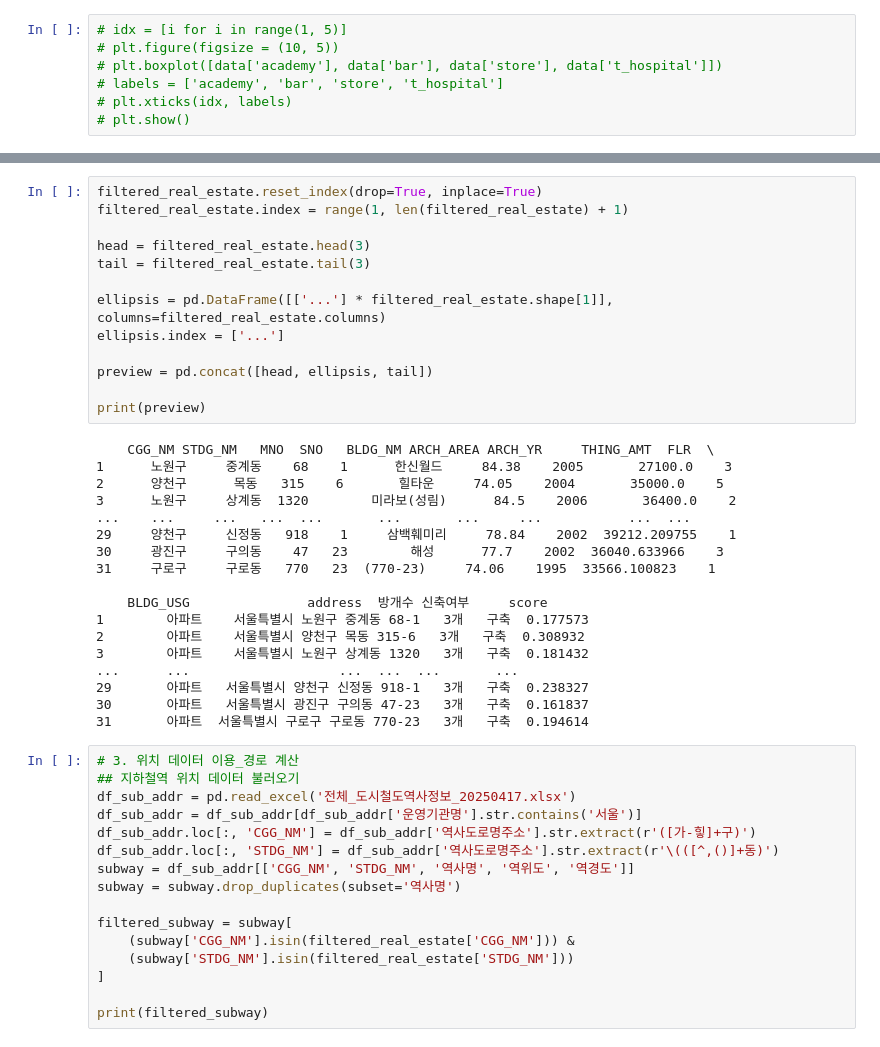
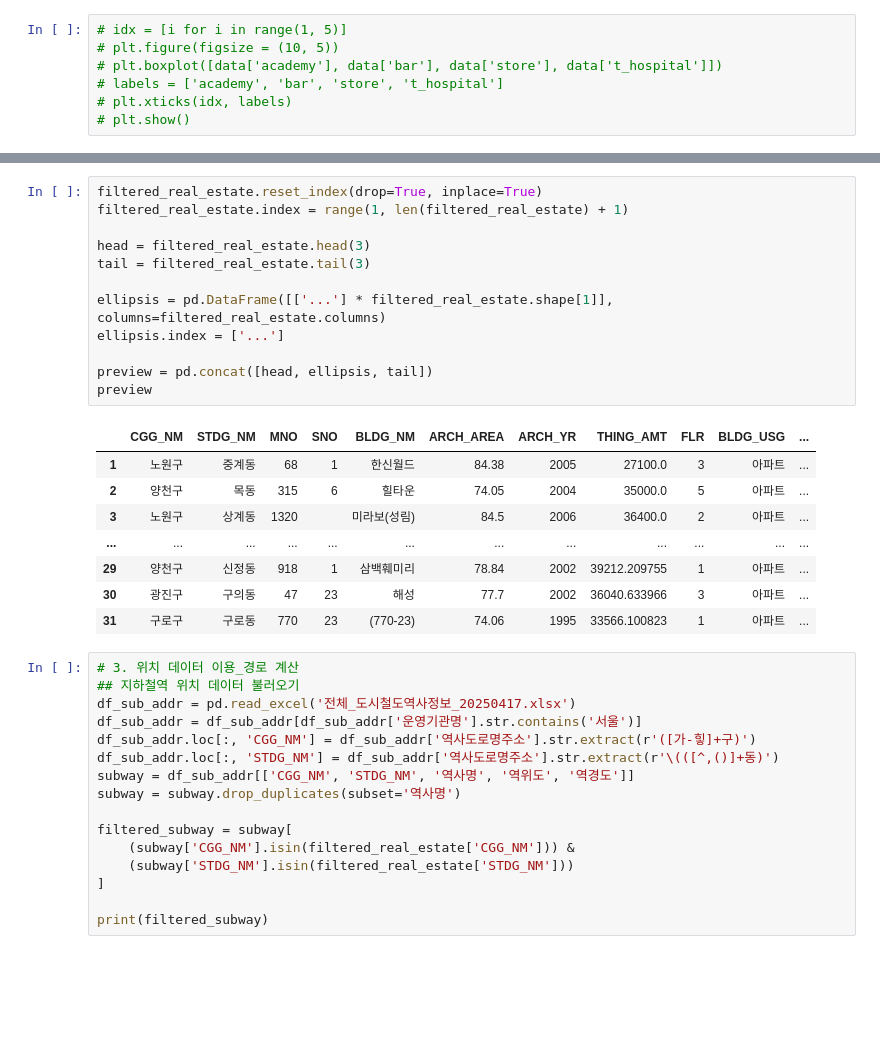
Before and after one commit to vlftmd6008/sp_basicproject1231, a Jupyter notebook: basicpro.ipynb, the cells around one changed output, grey strips where cells are left out. Cells and saved outputs as stored; diff of their text form; blank space fills up the shorter version.

```diff
--- a/basicpro.ipynb
+++ b/basicpro.ipynb
@@ -538,34 +538,24 @@ filtered_real_estate
 # %%
 filtered_real_estate.reset_index(drop=True, inplace=True)
 filtered_real_estate.index = range(1, len(filtered_real_estate) + 1)
 
 head = filtered_real_estate.head(3)
 tail = filtered_real_estate.tail(3)
 
 ellipsis = pd.DataFrame([['...'] * filtered_real_estate.shape[1]], columns=filtered_real_estate.columns)
 ellipsis.index = ['...']
 
 preview = pd.concat([head, ellipsis, tail])
-
-print(preview)
+preview
 # %% [output]
-    CGG_NM STDG_NM   MNO  SNO   BLDG_NM ARCH_AREA ARCH_YR     THING_AMT  FLR  \
-1      노원구     중계동    68    1      한신월드     84.38    2005       27100.0    3
-2      양천구      목동   315    6       힐타운     74.05    2004       35000.0    5
-3      노원구     상계동  1320        미라보(성림)      84.5    2006       36400.0    2
-...    ...     ...   ...  ...       ...       ...     ...           ...  ...
-29     양천구     신정동   918    1     삼백훼미리     78.84    2002  39212.209755    1
-30     광진구     구의동    47   23        해성      77.7    2002  36040.633966    3
-31     구로구     구로동   770   23  (770-23)     74.06    1995  33566.100823    1
-
-    BLDG_USG               address  방개수 신축여부     score
-1        아파트    서울특별시 노원구 중계동 68-1   3개   구축  0.177573
-2        아파트    서울특별시 양천구 목동 315-6   3개   구축  0.308932
-3        아파트    서울특별시 노원구 상계동 1320   3개   구축  0.181432
-...      ...                   ...  ...  ...       ...
-29       아파트   서울특별시 양천구 신정동 918-1   3개   구축  0.238327
-30       아파트   서울특별시 광진구 구의동 47-23   3개   구축  0.161837
-31       아파트  서울특별시 구로구 구로동 770-23   3개   구축  0.194614
+|  | CGG_NM | STDG_NM | MNO | SNO | BLDG_NM | ARCH_AREA | ARCH_YR | THING_AMT | FLR | BLDG_USG | ... |
+| 1 | 노원구 | 중계동 | 68 | 1 | 한신월드 | 84.38 | 2005 | 27100.0 | 3 | 아파트 | ... |
+| 2 | 양천구 | 목동 | 315 | 6 | 힐타운 | 74.05 | 2004 | 35000.0 | 5 | 아파트 | ... |
+| 3 | 노원구 | 상계동 | 1320 |  | 미라보(성림) | 84.5 | 2006 | 36400.0 | 2 | 아파트 | ... |
+| ... | ... | ... | ... | ... | ... | ... | ... | ... | ... | ... | ... |
+| 29 | 양천구 | 신정동 | 918 | 1 | 삼백훼미리 | 78.84 | 2002 | 39212.209755 | 1 | 아파트 | ... |
+| 30 | 광진구 | 구의동 | 47 | 23 | 해성 | 77.7 | 2002 | 36040.633966 | 3 | 아파트 | ... |
+| 31 | 구로구 | 구로동 | 770 | 23 | (770-23) | 74.06 | 1995 | 33566.100823 | 1 | 아파트 | ... |
 # %%
 # 3. 위치 데이터 이용_경로 계산
 ## 지하철역 위치 데이터 불러오기
```
